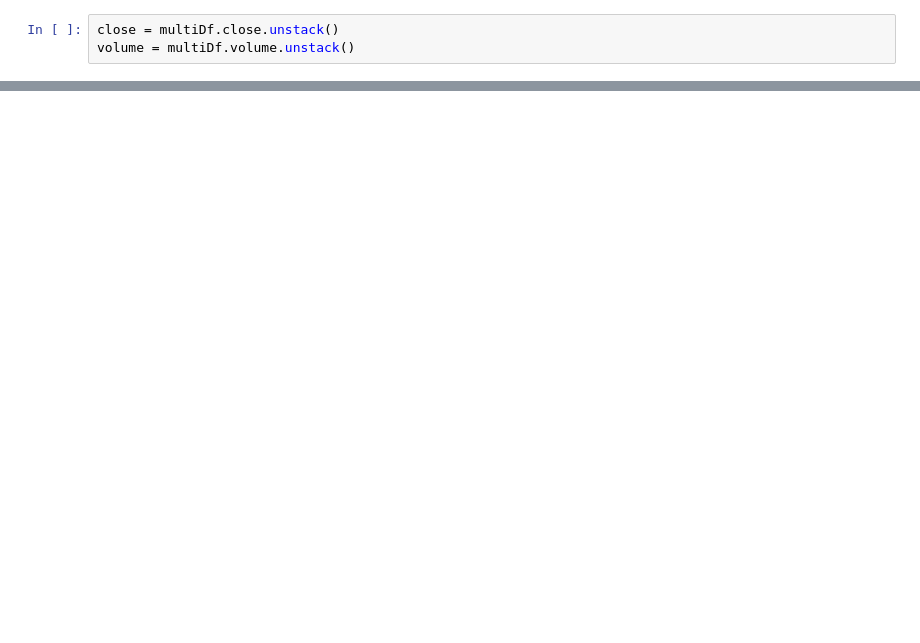
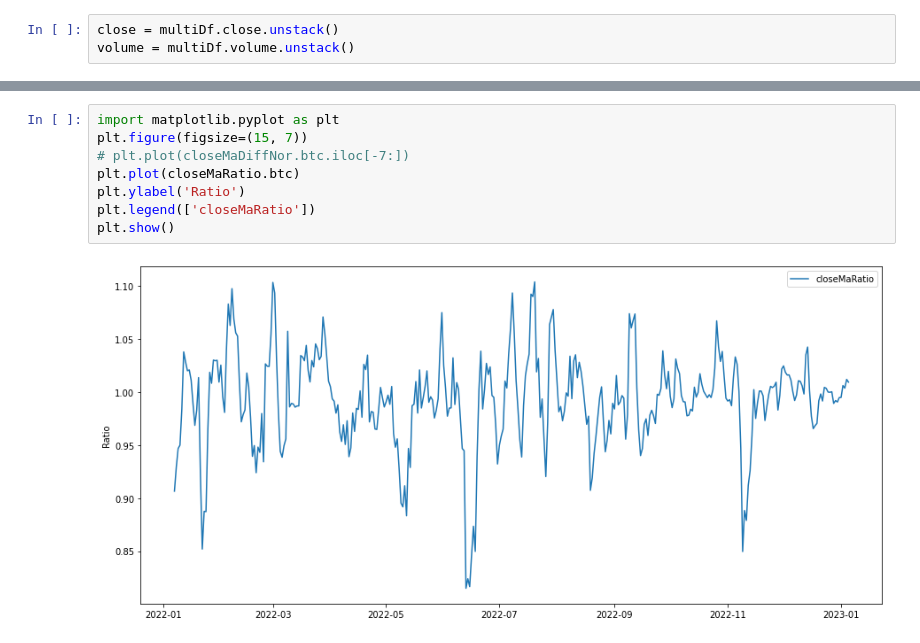
Before and after one commit to ChannelCMT/Crypto_DataAnalysis, a Jupyter notebook: Volume_and_OpenInterest.ipynb, the cells around one changed output, grey strips where cells are left out. Saved outputs shown, nothing was run; the diff lists cells and outputs as text; blank space fills up the shorter version.

```diff
--- a/Volume_and_OpenInterest.ipynb
+++ b/Volume_and_OpenInterest.ipynb
@@ -131,0 +98,10 @@ plt.show()
+# %%
+import matplotlib.pyplot as plt
+plt.figure(figsize=(15, 7))
+# plt.plot(closeMaDiffNor.btc.iloc[-7:])
+plt.plot(closeMaRatio.btc)
+plt.ylabel('Ratio')
+plt.legend(['closeMaRatio'])
+plt.show()
+# %% [output]
+[figure, added]
```
Also changed, not shown: parts of 9 cells of this notebook, 5 other files.
